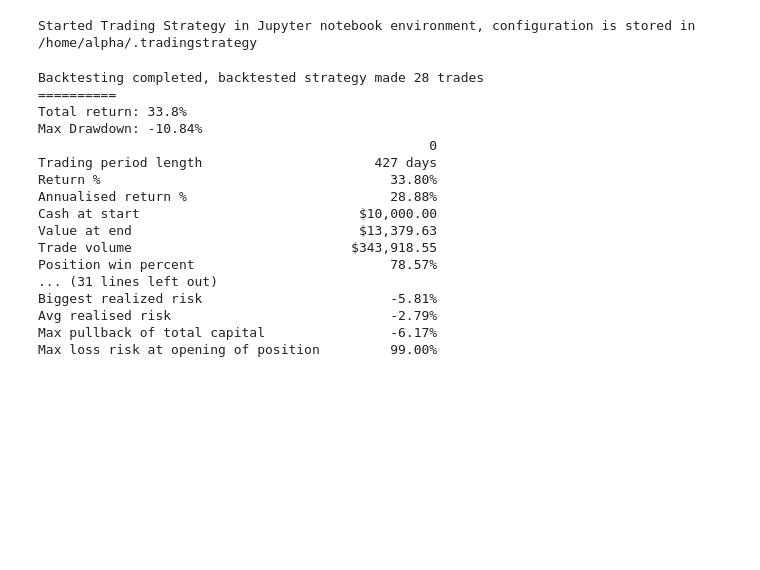
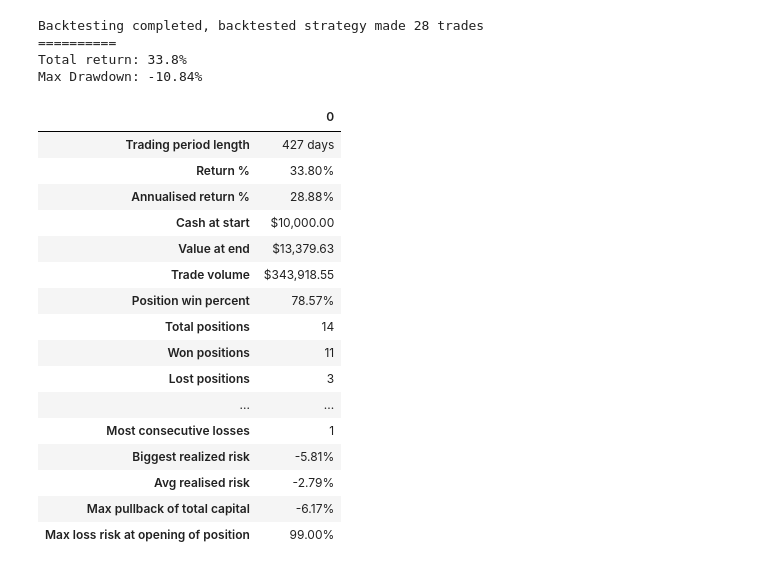
Before and after one commit to Cultivating-Alpha/SLS, a Jupyter notebook: backtest_arbitrum_WETH-USDC.ipynb, the cells around one changed output. Drawn from its saved outputs; the diff is of its cells as text; code cells hidden in the pictures; blank space fills up the shorter version.

```diff
--- a/backtest_arbitrum_WETH-USDC.ipynb
+++ b/backtest_arbitrum_WETH-USDC.ipynb
@@ -1,7 +1,7 @@
 # %%
 import pandas as pd
 import datetime
-
+import numpy as np
 from lib.ts_backtester import Backtester
 from strategies.rsi_2.S_rsi_plot import plot
 
@@ -10,15 +10,15 @@ from tradeexecutor.strategy.pandas_trader.position_manager import PositionManage
 from tradingstrategy.timebucket import TimeBucket
 from tradingstrategy.chain import ChainId
 
-# Make sure that backtester is defined or not
-# backtester = Backtester(
-#     candle_time_bucket=TimeBucket.h4,
-#     stop_loss_time_bucket=TimeBucket.m1,
-#     trading_pair=[(ChainId.ethereum, "uniswap-v3", "WETH", "USDC", 0.0005)],
-#     start_at=datetime.datetime(2021, 1, 1),
-#     end_at=datetime.datetime(2023, 6, 4),
-#     reserve_currency="USDC",
-# )
+# Set Jupyter Notebook output mode parameters
+# Used to avoid warnings
+from tradeexecutor.backtest.notebook import setup_charting_and_output
+
+setup_charting_and_output()
+
+from tradeexecutor.visual.equity_curve import calculate_equity_curve, calculate_returns
+from tradeexecutor.visual.equity_curve import visualise_equity_curve
+
 
 backtester = Backtester(
     candle_time_bucket=TimeBucket.h4,
@@ -44,8 +44,6 @@ backtester = Backtester(
 #     chain_id=ChainId.bsc,
 #     exchange_slug="pancakeswap-v2",
 # )
-# %% [output]
-Started Trading Strategy in Jupyter notebook environment, configuration is stored in /home/alpha/.tradingstrategy
 # %%
 ma_long = 117
 ma_short = 27
@@ -129,43 +127,53 @@ def loop(timestamp, universe, state, pricing_model, cycle_debug_data):
             current_sl = sl
             trades += position_manager.open_1x_long(pair, buy_amount)
     else:
         if exit:
             current_sl = np.inf
             trades += position_manager.close_all()
         # elif current_price < current_sl:
         #     current_sl = np.inf
         #     trades += position_manager.close_all()
 
     plot(state, timestamp, indicators)
 
     return trades
 
 
 # start_at = datetime.datetime(2021, 7, 1)
 # start_at = datetime.datetime(2022, 8, 30)
 start_at = datetime.datetime(2021, 11, 30)
 end_at = datetime.datetime(2023, 6, 4)
 
 
 backtester.backtest(start_at, end_at, loop)
 backtester.stats()
 backtester.general_stats()
 # backtester.plot()
+
+
+state = backtester.state
+curve = calculate_equity_curve(state)
+returns = calculate_returns(curve)
+visualise_equity_curve(returns)
 # %% [output]
 Backtesting completed, backtested strategy made 28 trades
 ==========
 Total return: 33.8%
 Max Drawdown: -10.84%
-                                                  0
-Trading period length                      427 days
-Return %                                     33.80%
-Annualised return %                          28.88%
-Cash at start                            $10,000.00
-Value at end                             $13,379.63
-Trade volume                            $343,918.55
-Position win percent                         78.57%
-... (31 lines left out)
-Biggest realized risk                        -5.81%
-Avg realised risk                            -2.79%
-Max pullback of total capital                -6.17%
-Max loss risk at opening of position         99.00%
+|  | 0 |
+| Trading period length | 427 days |
+| Return % | 33.80% |
+| Annualised return % | 28.88% |
+| Cash at start | $10,000.00 |
+| Value at end | $13,379.63 |
+| Trade volume | $343,918.55 |
+| Position win percent | 78.57% |
+| Total positions | 14 |
+| Won positions | 11 |
+| Lost positions | 3 |
+| ... | ... |
+| Most consecutive losses | 1 |
+| Biggest realized risk | -5.81% |
+| Avg realised risk | -2.79% |
+| Max pullback of total capital | -6.17% |
+| Max loss risk at opening of position | 99.00% |
```
Also changed, not shown: parts of 1 cell of this notebook, 6 other files.
